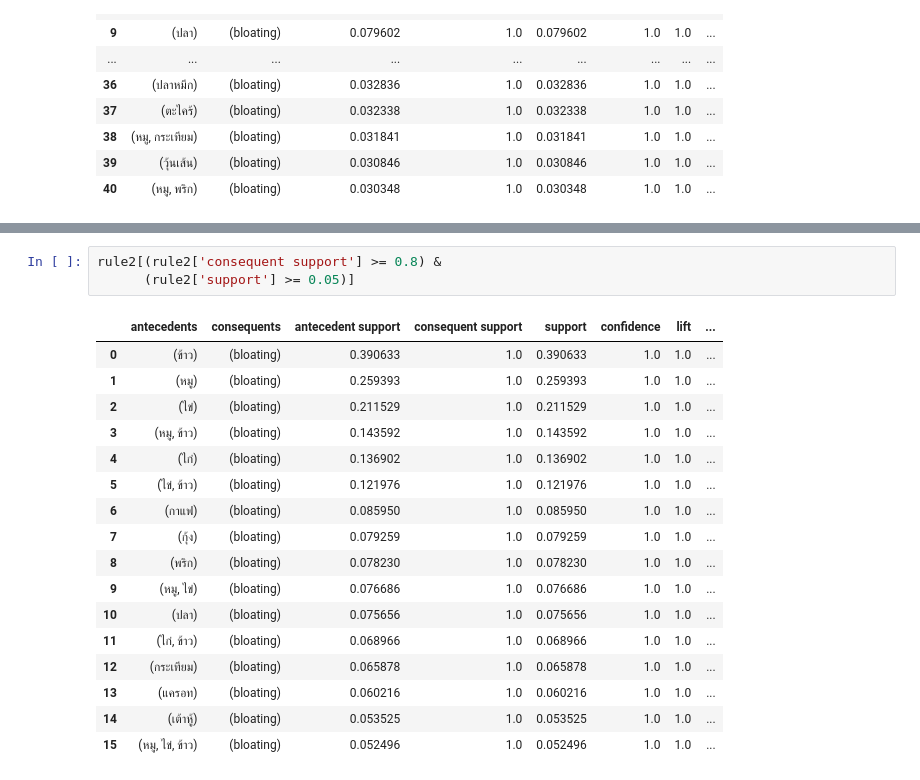
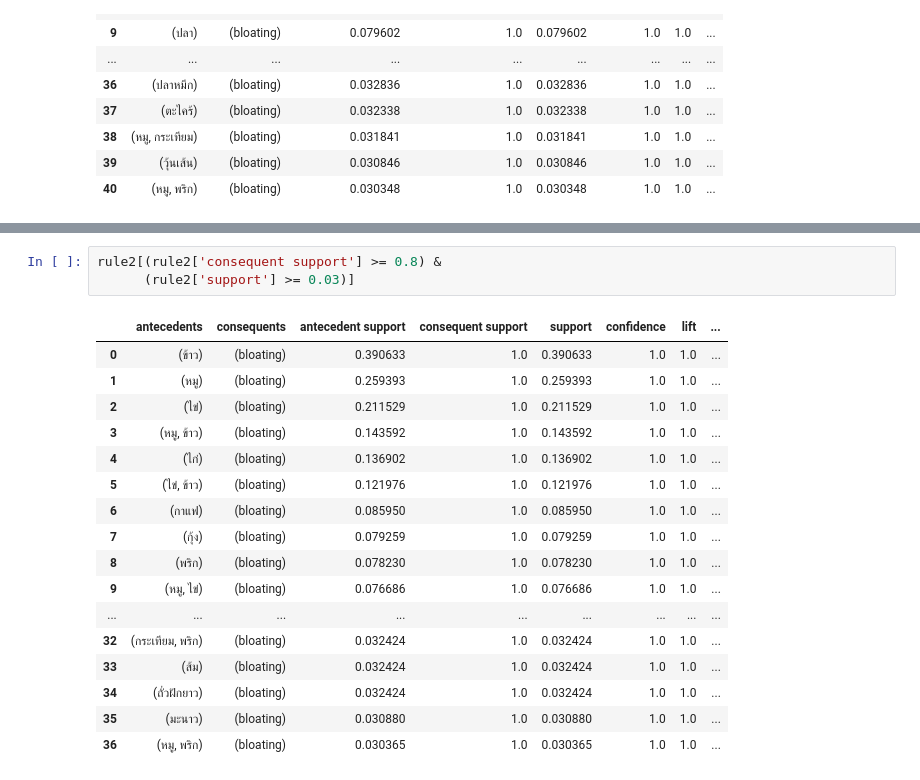
Before and after one commit to dekoob/fodmap-data-cleaning, a Jupyter notebook: notebooks/explore_data2.ipynb, the cells around one changed output, grey strips where cells are left out. Cells and saved outputs as stored; diff of their text form.

```diff
--- a/notebooks/explore_data2.ipynb
+++ b/notebooks/explore_data2.ipynb
@@ -183,22 +183,22 @@ rule1[(rule1['consequent support'] >= 0.8) &
 | 35 | (กระเทียม, พริก) | (bloating) | 0.030272 | 1.0 | 0.030272 | 1.0 | 1.0 | ... |
 # %%
 rule2[(rule2['consequent support'] >= 0.8) &
-      (rule2['support'] >= 0.05)]
+      (rule2['support'] >= 0.03)]
 # %% [output]
 |  | antecedents | consequents | antecedent support | consequent support | support | confidence | lift | ... |
 | 0 | (ข้าว) | (bloating) | 0.390633 | 1.0 | 0.390633 | 1.0 | 1.0 | ... |
 | 1 | (หมู) | (bloating) | 0.259393 | 1.0 | 0.259393 | 1.0 | 1.0 | ... |
 | 2 | (ไข่) | (bloating) | 0.211529 | 1.0 | 0.211529 | 1.0 | 1.0 | ... |
 | 3 | (หมู, ข้าว) | (bloating) | 0.143592 | 1.0 | 0.143592 | 1.0 | 1.0 | ... |
 | 4 | (ไก่) | (bloating) | 0.136902 | 1.0 | 0.136902 | 1.0 | 1.0 | ... |
 | 5 | (ไข่, ข้าว) | (bloating) | 0.121976 | 1.0 | 0.121976 | 1.0 | 1.0 | ... |
 | 6 | (กาแฟ) | (bloating) | 0.085950 | 1.0 | 0.085950 | 1.0 | 1.0 | ... |
 | 7 | (กุ้ง) | (bloating) | 0.079259 | 1.0 | 0.079259 | 1.0 | 1.0 | ... |
 | 8 | (พริก) | (bloating) | 0.078230 | 1.0 | 0.078230 | 1.0 | 1.0 | ... |
 | 9 | (หมู, ไข่) | (bloating) | 0.076686 | 1.0 | 0.076686 | 1.0 | 1.0 | ... |
-| 10 | (ปลา) | (bloating) | 0.075656 | 1.0 | 0.075656 | 1.0 | 1.0 | ... |
-| 11 | (ไก่, ข้าว) | (bloating) | 0.068966 | 1.0 | 0.068966 | 1.0 | 1.0 | ... |
-| 12 | (กระเทียม) | (bloating) | 0.065878 | 1.0 | 0.065878 | 1.0 | 1.0 | ... |
-| 13 | (แครอท) | (bloating) | 0.060216 | 1.0 | 0.060216 | 1.0 | 1.0 | ... |
-| 14 | (เต้าหู้) | (bloating) | 0.053525 | 1.0 | 0.053525 | 1.0 | 1.0 | ... |
-| 15 | (หมู, ไข่, ข้าว) | (bloating) | 0.052496 | 1.0 | 0.052496 | 1.0 | 1.0 | ... |
+| ... | ... | ... | ... | ... | ... | ... | ... | ... |
+| 32 | (กระเทียม, พริก) | (bloating) | 0.032424 | 1.0 | 0.032424 | 1.0 | 1.0 | ... |
+| 33 | (ส้ม) | (bloating) | 0.032424 | 1.0 | 0.032424 | 1.0 | 1.0 | ... |
+| 34 | (ถั่วฝักยาว) | (bloating) | 0.032424 | 1.0 | 0.032424 | 1.0 | 1.0 | ... |
+| 35 | (มะนาว) | (bloating) | 0.030880 | 1.0 | 0.030880 | 1.0 | 1.0 | ... |
+| 36 | (หมู, พริก) | (bloating) | 0.030365 | 1.0 | 0.030365 | 1.0 | 1.0 | ... |
```
Also changed, not shown: parts of 1 cell of this notebook, 4 other files.
